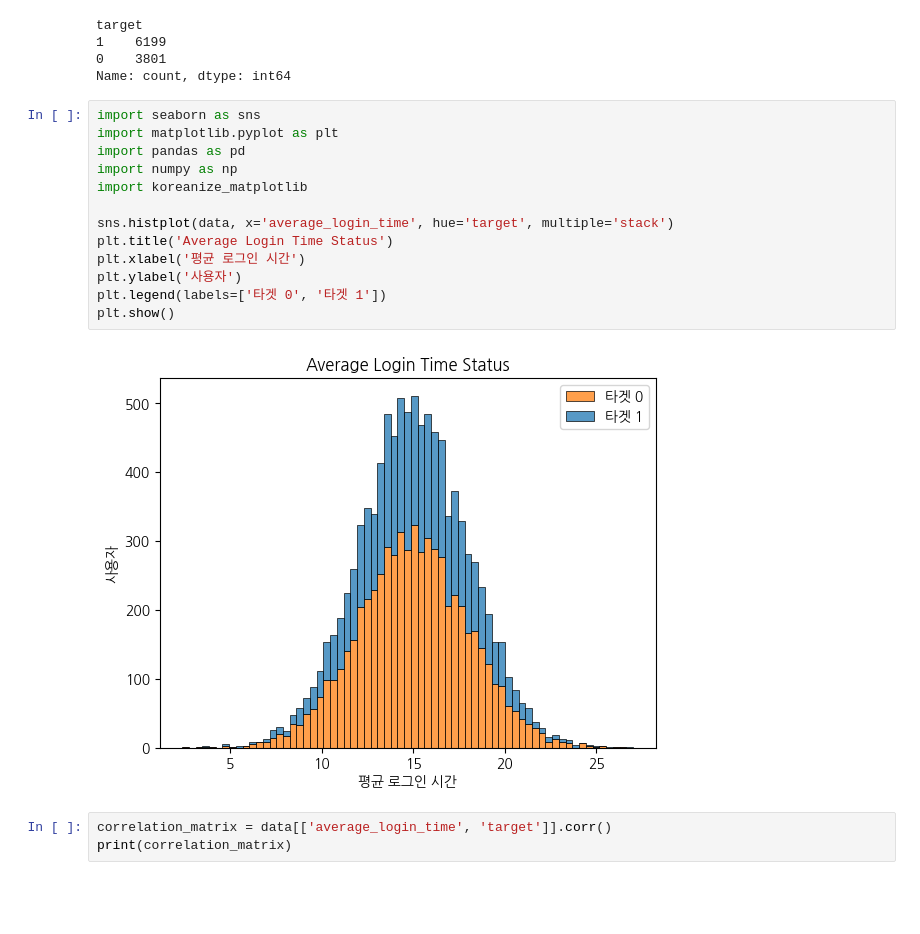
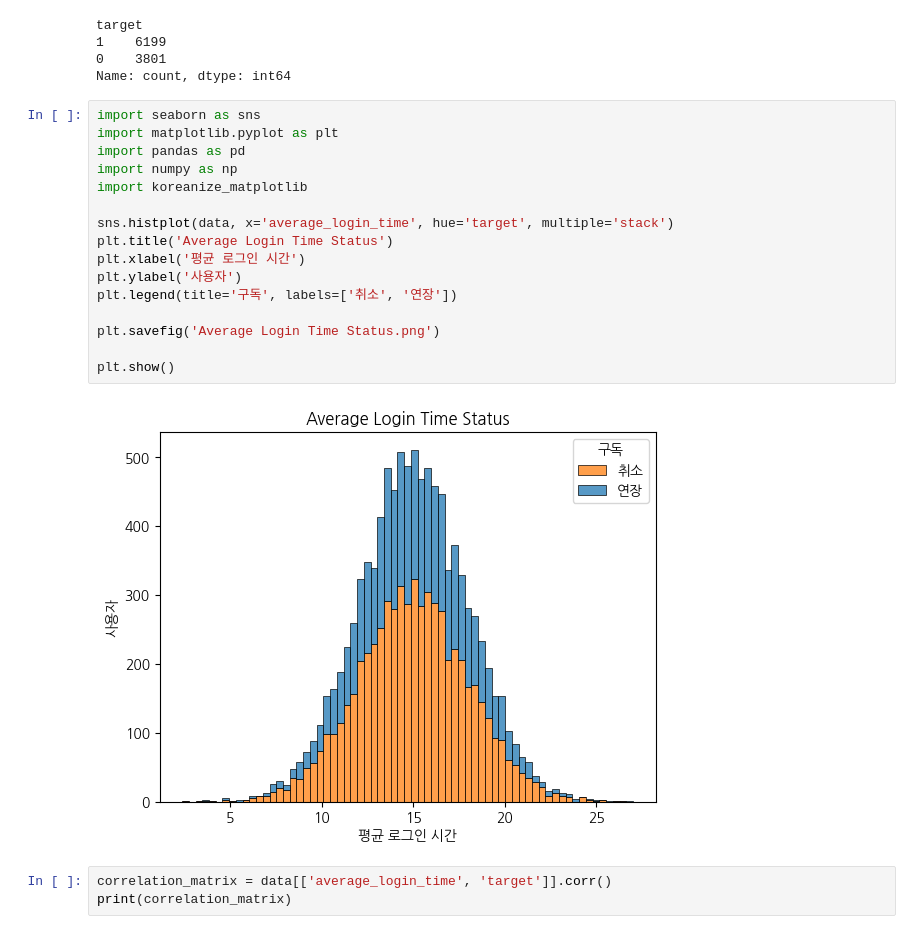
Before and after one commit to kesiss777/wassup3, a Jupyter notebook: 05_Data_Analysis/DA_Mini_Project.ipynb, the cells around one changed output. Drawn from its saved outputs; the diff is of its cells as text; blank space fills up the shorter version.

```diff
--- a/05_Data_Analysis/DA_Mini_Project.ipynb
+++ b/05_Data_Analysis/DA_Mini_Project.ipynb
@@ -117,18 +117,21 @@ Name: count, dtype: int64
 # %%
 import seaborn as sns
 import matplotlib.pyplot as plt
 import pandas as pd
 import numpy as np
 import koreanize_matplotlib
 
 sns.histplot(data, x='average_login_time', hue='target', multiple='stack')
 plt.title('Average Login Time Status')
 plt.xlabel('평균 로그인 시간')
 plt.ylabel('사용자')
-plt.legend(labels=['타겟 0', '타겟 1'])
+plt.legend(title='구독', labels=['취소', '연장'])
+
+plt.savefig('Average Login Time Status.png')
+
 plt.show()
 # %% [output]
-[figure, old version]
+[figure, new version]
 # %%
 correlation_matrix = data[['average_login_time', 'target']].corr()
 print(correlation_matrix)
```
Also changed, not shown: parts of 25 cells of this notebook, 8 other files.
